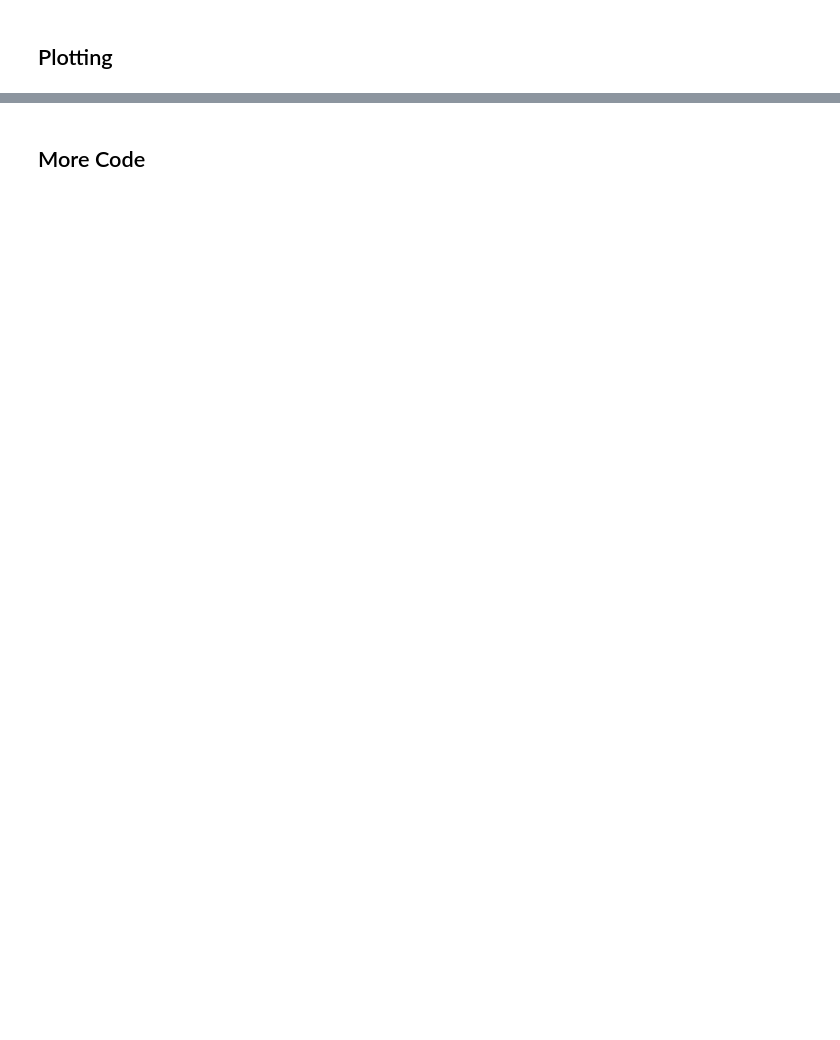
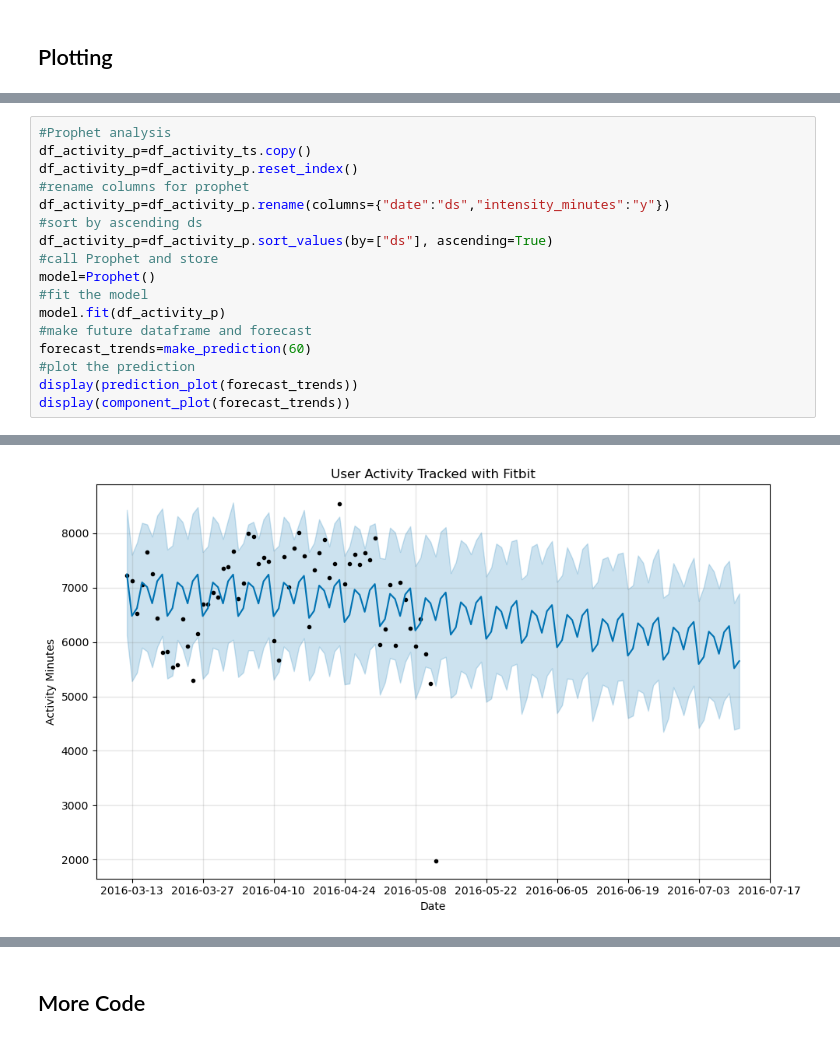
Before and after one commit to kashif45z2003/fitness_eda_Project, a Jupyter notebook: q2_sleep_impact.ipynb, the cells around one changed output, grey strips where cells are left out. Saved outputs shown, nothing was run; the diff lists cells and outputs as text; blank space fills up the shorter version.

```diff
--- a/q2_sleep_impact.ipynb
+++ b/q2_sleep_impact.ipynb
@@ -360,0 +316,18 @@ plt.show()
+# %%
+#Prophet analysis
+df_activity_p=df_activity_ts.copy()
+df_activity_p=df_activity_p.reset_index()
+#rename columns for prophet
+df_activity_p=df_activity_p.rename(columns={"date":"ds","intensity_minutes":"y"})
+#sort by ascending ds
+df_activity_p=df_activity_p.sort_values(by=["ds"], ascending=True)
+#call Prophet and store
+model=Prophet()
+#fit the model
+model.fit(df_activity_p)
+#make future dataframe and forecast
+forecast_trends=make_prediction(60)
+#plot the prediction
+display(prediction_plot(forecast_trends))
+display(component_plot(forecast_trends))
+# %% [output]
@@ -360,0 +336 @@ plt.show()
+[figure, added]
```
Also changed, not shown: parts of 43 cells of this notebook.
